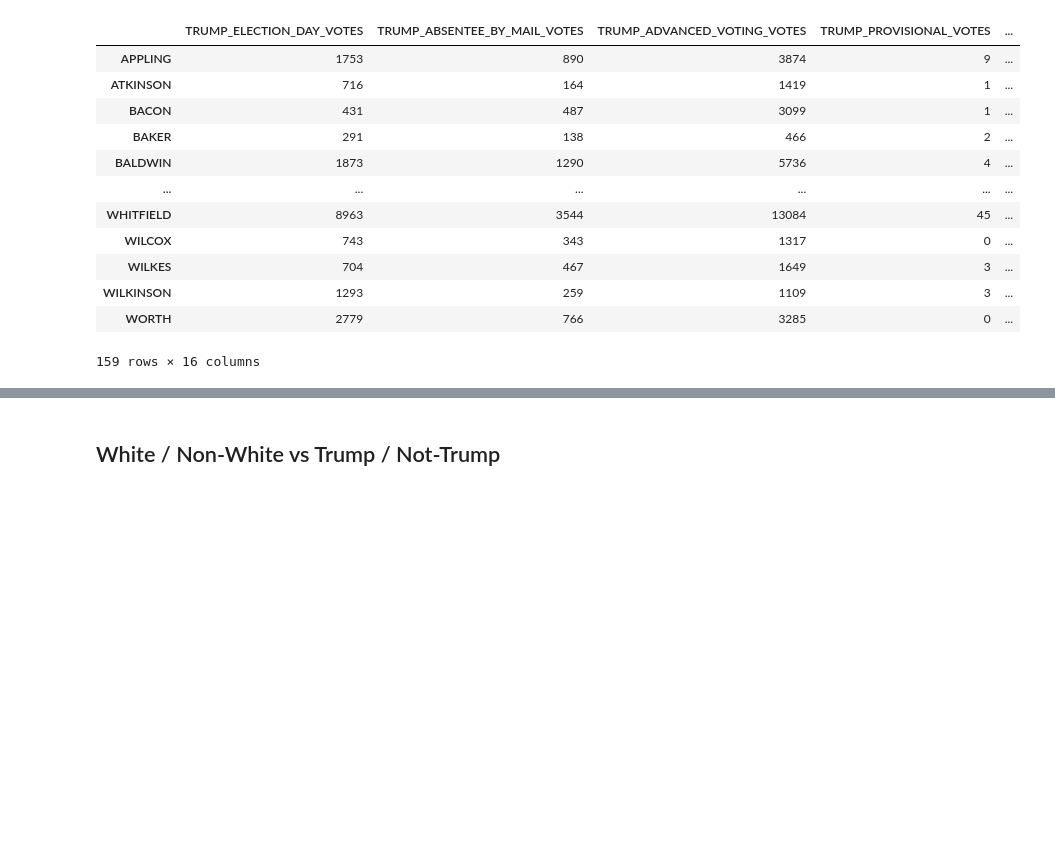
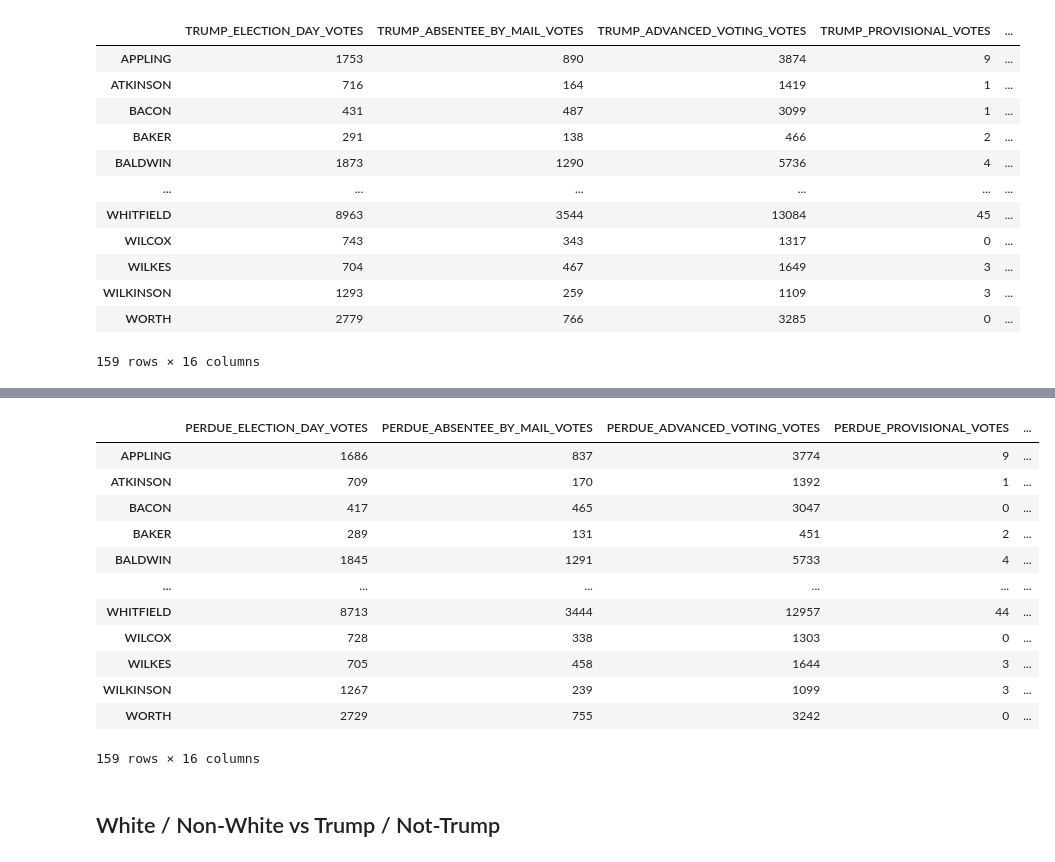
Before and after one commit to jacquerie/georgia-votes-analysis, a Jupyter notebook: analysis.ipynb, the cells around one changed output, grey strips where cells are left out. Drawn from its saved outputs; the diff is of its cells as text; code cells hidden in the pictures; blank space fills up the shorter version.

Commit message:
analysis: add perdue votes

```diff
--- a/analysis.ipynb
+++ b/analysis.ipynb
@@ -90,3 +94,49 @@ presidential_votes
+# %%
+perdue_columns = [
+    'COUNTY_NAME',
+    'PERDUE_ELECTION_DAY_VOTES',
+    'PERDUE_ABSENTEE_BY_MAIL_VOTES',
+    'PERDUE_ADVANCED_VOTING_VOTES',
+    'PERDUE_PROVISIONAL_VOTES',
+    'PERDUE_TOTAL_VOTES',
+    'OSSOF_ELECTION_DAY_VOTES',
+    'OSSOF_ABSENTEE_BY_MAIL_VOTES',
+    'OSSOF_ADVANCED_VOTING_VOTES',
+    'OSSOF_PROVISIONAL_VOTES',
+    'OSSOF_TOTAL_VOTES',
+    'HAZEL_ELECTION_DAY_VOTES',
+    'HAZEL_ABSENTEE_BY_MAIL_VOTES',
+    'HAZEL_ADVANCED_VOTING_VOTES',
+    'HAZEL_PROVISIONAL_VOTES',
+    'HAZEL_TOTAL_VOTES',
+    'TOTAL_VOTES'
+]
+perdue_votes = perdue_votes_raw.iloc[2:161, :]
+# %%
+perdue_votes.columns = perdue_columns
+perdue_votes.columns.name = None
+# %%
+perdue_votes = perdue_votes.set_index(perdue_votes['COUNTY_NAME'].apply(lambda el: el.upper()))
+perdue_votes = perdue_votes.drop(columns=['COUNTY_NAME'])
+perdue_votes.index.name = None
+# %%
+perdue_votes = perdue_votes.apply(pd.to_numeric)
+# %%
+perdue_votes
+# %% [output]
+|  | PERDUE_ELECTION_DAY_VOTES | PERDUE_ABSENTEE_BY_MAIL_VOTES | PERDUE_ADVANCED_VOTING_VOTES | PERDUE_PROVISIONAL_VOTES | ... |
+| APPLING | 1686 | 837 | 3774 | 9 | ... |
+| ATKINSON | 709 | 170 | 1392 | 1 | ... |
+| BACON | 417 | 465 | 3047 | 0 | ... |
+| BAKER | 289 | 131 | 451 | 2 | ... |
+| BALDWIN | 1845 | 1291 | 5733 | 4 | ... |
+| ... | ... | ... | ... | ... | ... |
+| WHITFIELD | 8713 | 3444 | 12957 | 44 | ... |
+| WILCOX | 728 | 338 | 1303 | 0 | ... |
+| WILKES | 705 | 458 | 1644 | 3 | ... |
+| WILKINSON | 1267 | 239 | 1099 | 3 | ... |
+| WORTH | 2729 | 755 | 3242 | 0 | ... |
+159 rows × 16 columns
 # %% [markdown]
 ## White / Non-White vs Trump / Not-Trump
 # %%
```
Also changed, not shown: parts of 2 cells of this notebook.
